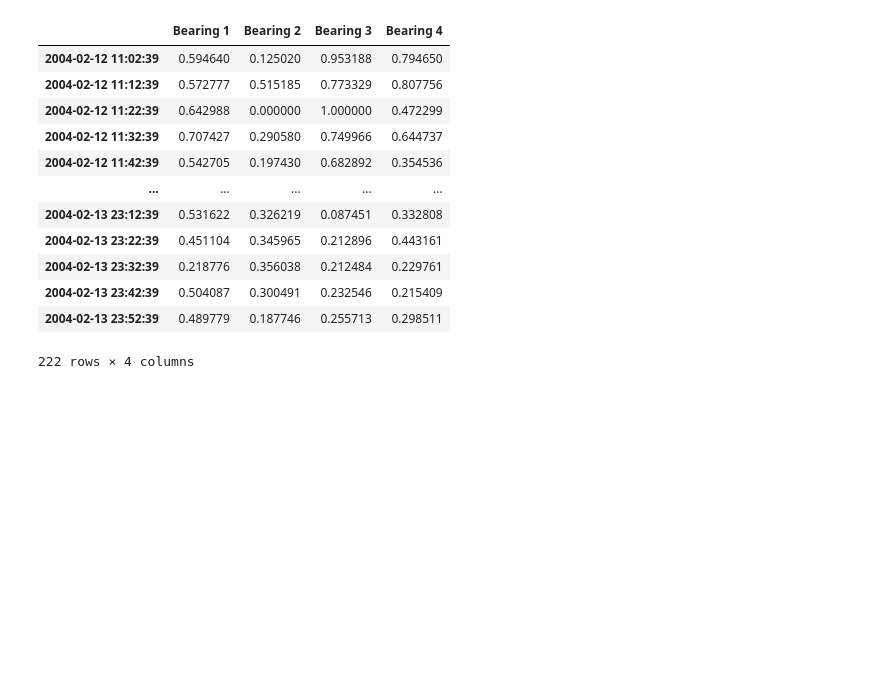
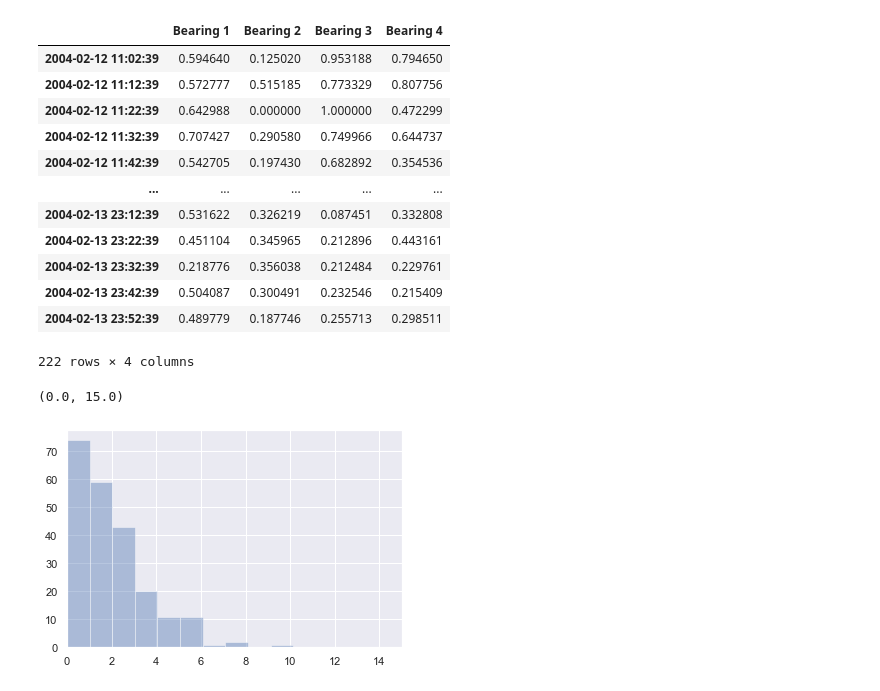
Before and after one commit to levflevine/Pred_Maintenance, a Jupyter notebook: Pred_Maint.ipynb, the cells around one changed output. Saved outputs shown, nothing was run; the diff lists cells and outputs as text; code cells hidden in the pictures; blank space fills up the shorter version.

```diff
--- a/Pred_Maint.ipynb
+++ b/Pred_Maint.ipynb
@@ -154,3 +154,18 @@ data_train = np.array(X_train_PCA.values)
 data_test = np.array(X_test_PCA.values)
 # %%
 cov_matrix, inv_cov_matrix  = cov_matrix(data_train)
+# %%
+mean_distr = data_train.mean(axis=0)
+# %%
+dist_test = MahalanobisDist(inv_cov_matrix, mean_distr, data_test, verbose=False)
+dist_train = MahalanobisDist(inv_cov_matrix, mean_distr, data_train, verbose=False)
+threshold = MD_threshold(dist_train, extreme = True)
+# %%
+plt.figure()
+sns.distplot(np.square(dist_train),
+             bins = 10,
+             kde= False);
+plt.xlim([0.0,15])
+# %% [output]
+(0.0, 15.0)
+[figure, added]
```
Also changed, not shown: parts of 1 cell of this notebook, 1 other file.
